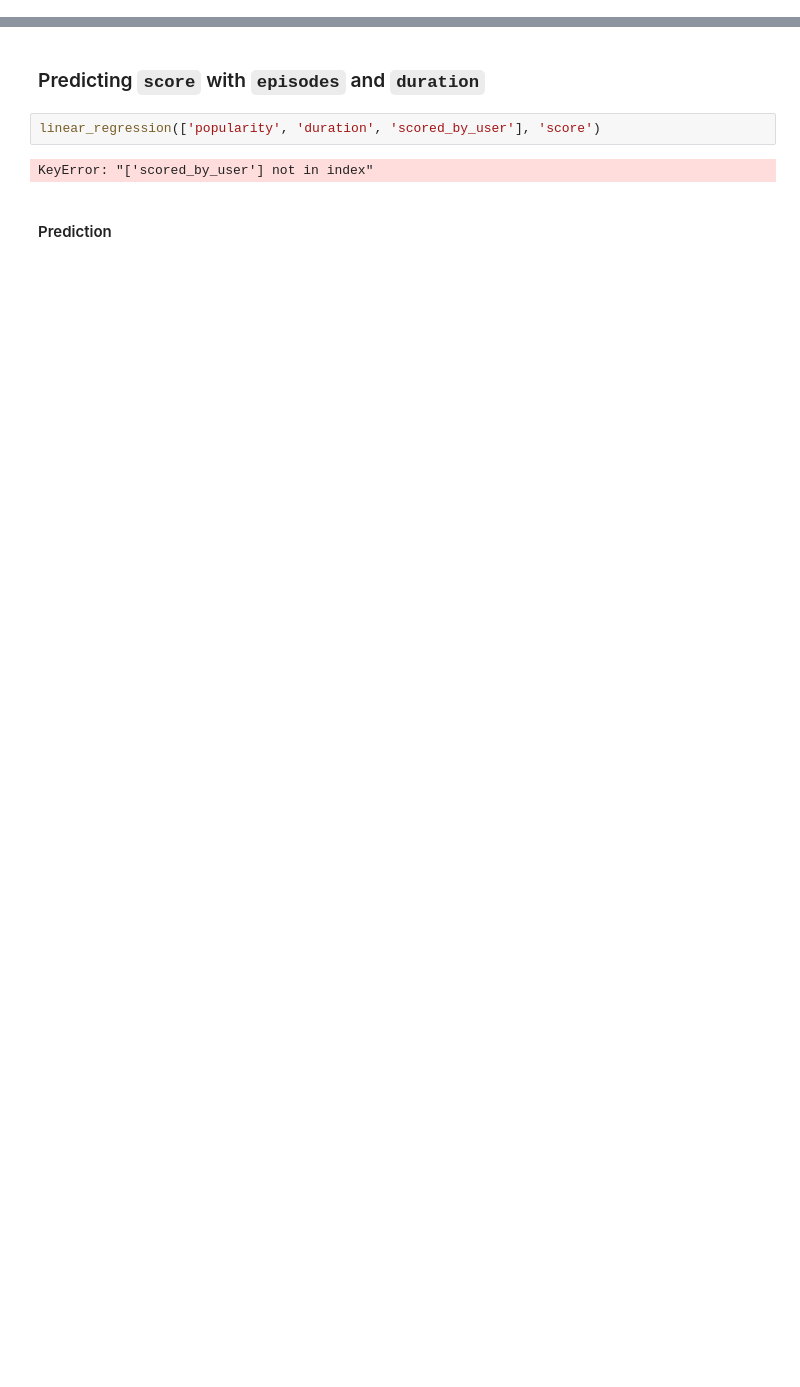
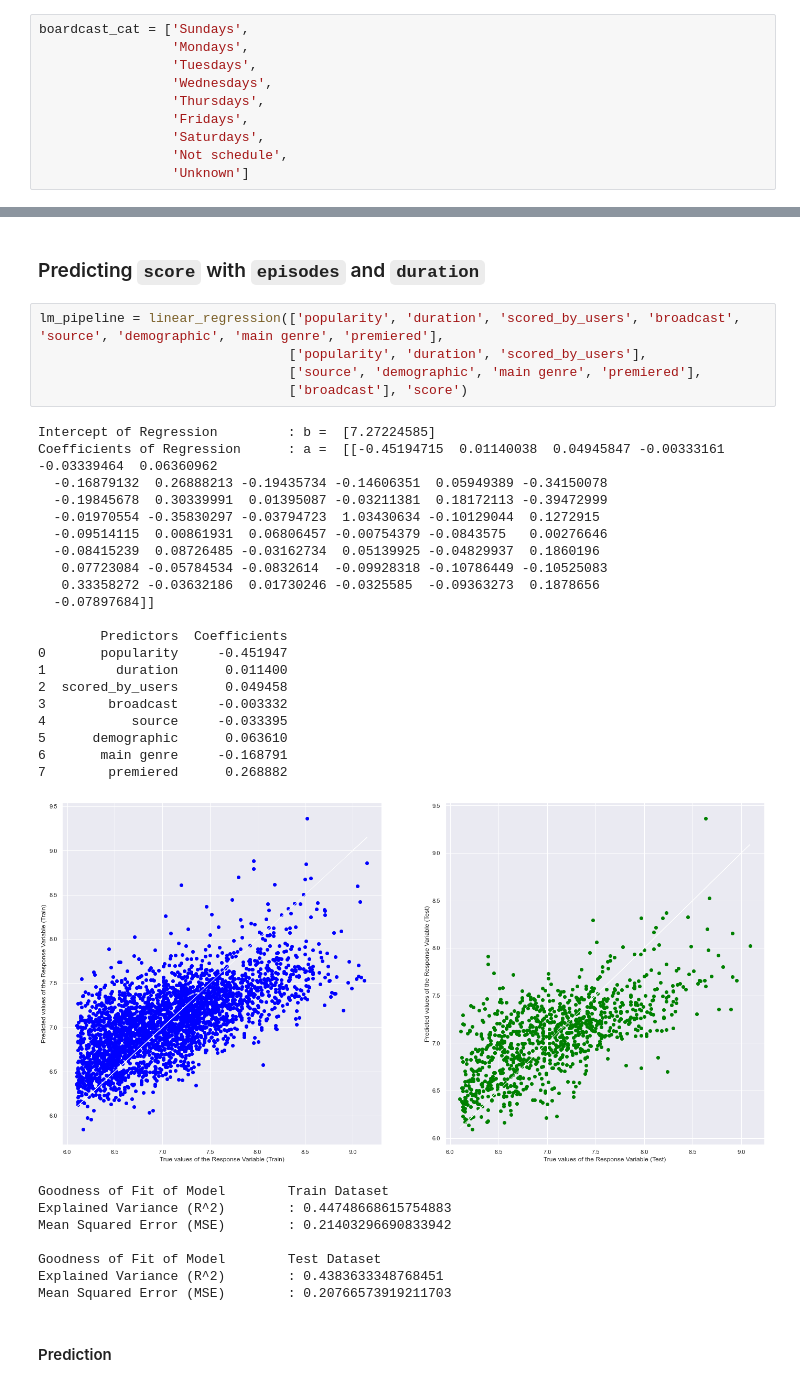
Before and after one commit to SohWeeKiat/DSAI_SC1015_Assignment, a Jupyter notebook: MachineLearning/linear_regression.ipynb, the cells around one changed output, grey strips where cells are left out. Saved outputs shown, nothing was run; the diff lists cells and outputs as text; blank space fills up the shorter version.

```diff
--- a/MachineLearning/linear_regression.ipynb
+++ b/MachineLearning/linear_regression.ipynb
@@ -25,4 +30,14 @@ anime_data['episodes'] = anime_data['episodes'].astype('int64')
 linreg = LinearRegression()
+# %%
+boardcast_cat = ['Sundays',
+                 'Mondays',
+                 'Tuesdays',
+                 'Wednesdays',
+                 'Thursdays',
+                 'Fridays',
+                 'Saturdays',
+                 'Not schedule',
+                 'Unknown']
 # %% [markdown]
 ### Helper function
 # %%
@@ -80,9 +108,39 @@ def linear_regression(predictors, response):
 # %% [markdown]
 ### Predicting `score` with `episodes` and `duration`
-# %%
-linear_regression(['popularity', 'duration', 'scored_by_user'], 'score')
-# %% [output]
-KeyError: "['scored_by_user'] not in index"
+# %%
+lm_pipeline = linear_regression(['popularity', 'duration', 'scored_by_users', 'broadcast', 'source', 'demographic', 'main genre', 'premiered'],
+                                ['popularity', 'duration', 'scored_by_users'],
+                                ['source', 'demographic', 'main genre', 'premiered'],
+                                ['broadcast'], 'score')
+# %% [output]
+Intercept of Regression         : b =  [7.27224585]
+Coefficients of Regression      : a =  [[-0.45194715  0.01140038  0.04945847 -0.00333161 -0.03339464  0.06360962
+  -0.16879132  0.26888213 -0.19435734 -0.14606351  0.05949389 -0.34150078
+  -0.19845678  0.30339991  0.01395087 -0.03211381  0.18172113 -0.39472999
+  -0.01970554 -0.35830297 -0.03794723  1.03430634 -0.10129044  0.1272915
+  -0.09514115  0.00861931  0.06806457 -0.00754379 -0.0843575   0.00276646
+  -0.08415239  0.08726485 -0.03162734  0.05139925 -0.04829937  0.1860196
+   0.07723084 -0.05784534 -0.0832614  -0.09928318 -0.10786449 -0.10525083
+   0.33358272 -0.03632186  0.01730246 -0.0325585  -0.09363273  0.1878656
+  -0.07897684]]
+
+        Predictors  Coefficients
+0       popularity     -0.451947
+1         duration      0.011400
+2  scored_by_users      0.049458
+3        broadcast     -0.003332
+4           source     -0.033395
+5      demographic      0.063610
+6       main genre     -0.168791
+7        premiered      0.268882
+[figure, added]
+Goodness of Fit of Model        Train Dataset
+Explained Variance (R^2)        : 0.44748668615754883
+Mean Squared Error (MSE)        : 0.21403296690833942
+
+Goodness of Fit of Model        Test Dataset
+Explained Variance (R^2)        : 0.4383633348768451
+Mean Squared Error (MSE)        : 0.20766573919211703
 # %% [markdown]
 #### Prediction
 # %%
```
Also changed, not shown: parts of 6 cells of this notebook, 3 other files.
